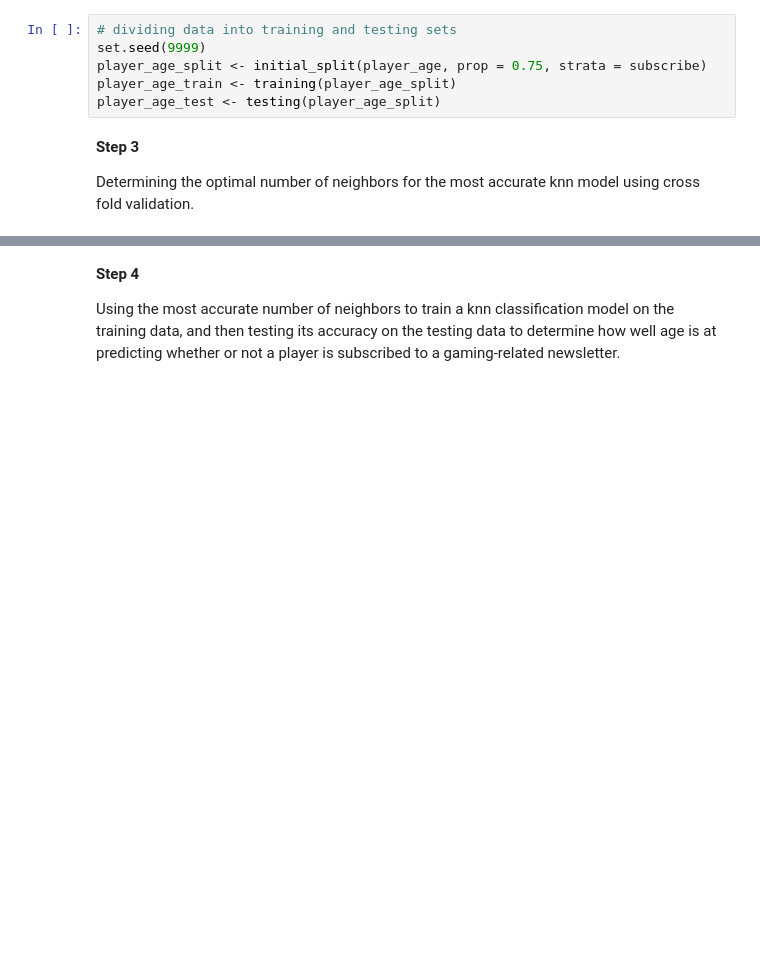
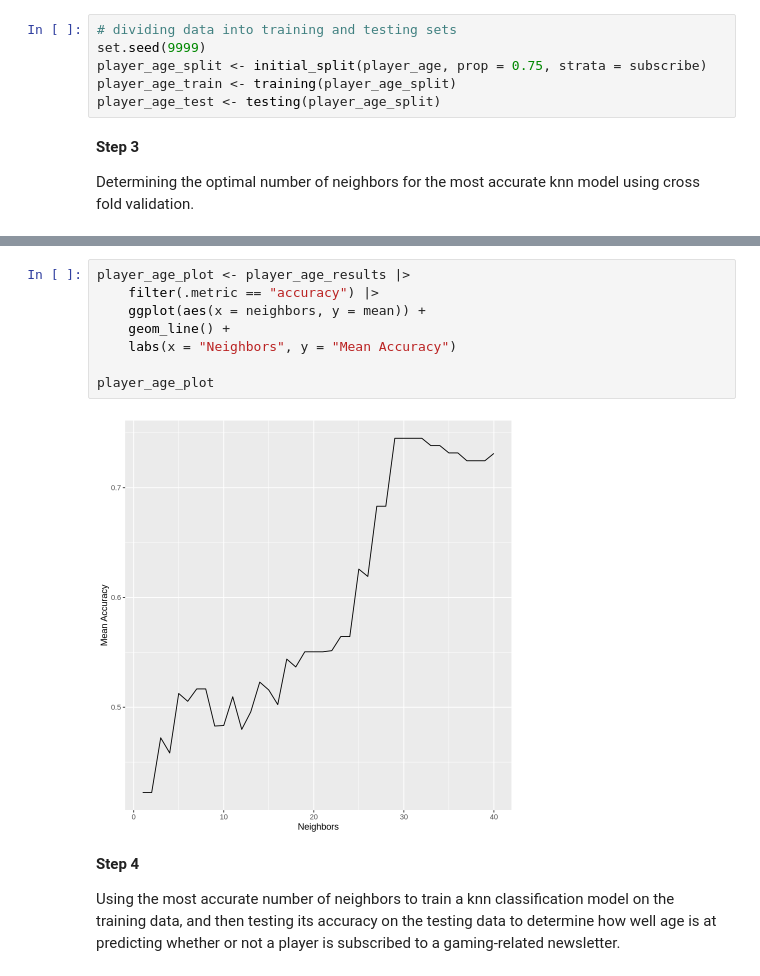
Before and after one commit to Mgonz005/Data-Science-group-project-, a Jupyter notebook: final_project_grp34.ipynb, the cells around one changed output, grey strips where cells are left out. Cells and saved outputs as stored; diff of their text form; blank space fills up the shorter version.

```diff
--- a/final_project_grp34.ipynb
+++ b/final_project_grp34.ipynb
@@ -190,3 +191,13 @@ A tibble: 1 × 7
+# %%
+player_age_plot <- player_age_results |>
+    filter(.metric == "accuracy") |>
+    ggplot(aes(x = neighbors, y = mean)) +
+    geom_line() +
+    labs(x = "Neighbors", y = "Mean Accuracy")
+
+player_age_plot
+# %% [output]
+[figure, added]
 # %% [markdown]
 **Step 4**
 
```
Also changed, not shown: parts of 2 cells of this notebook.
